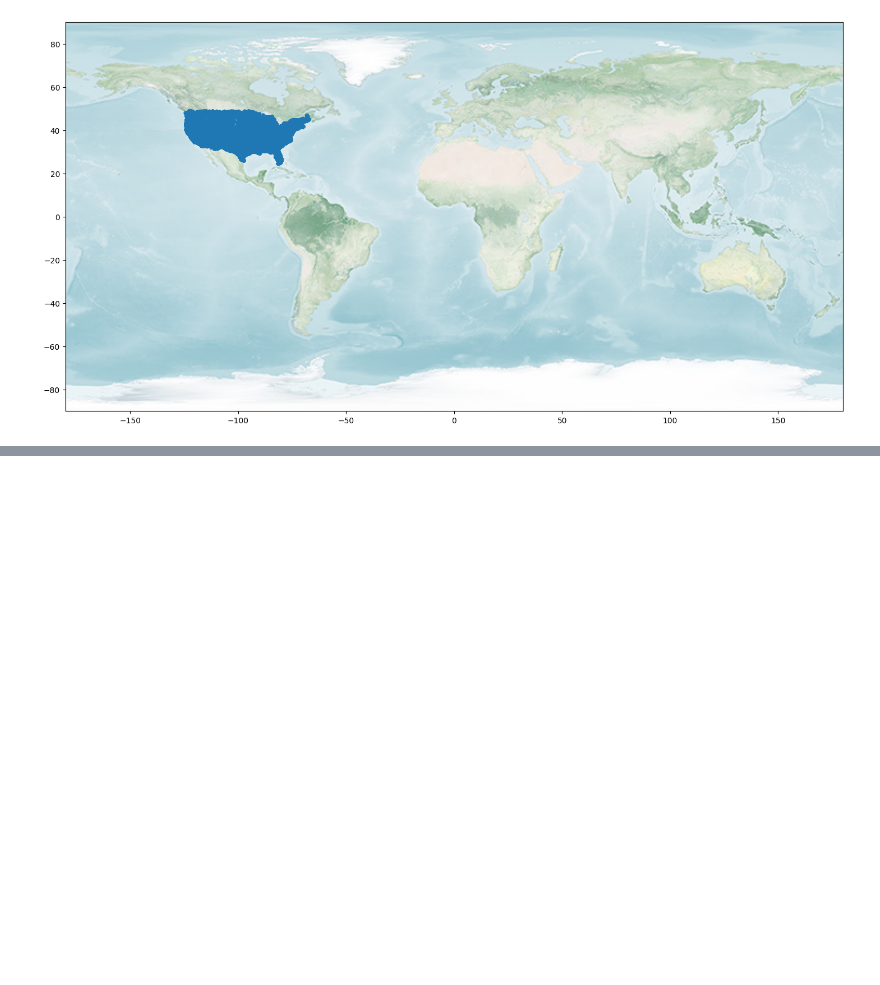
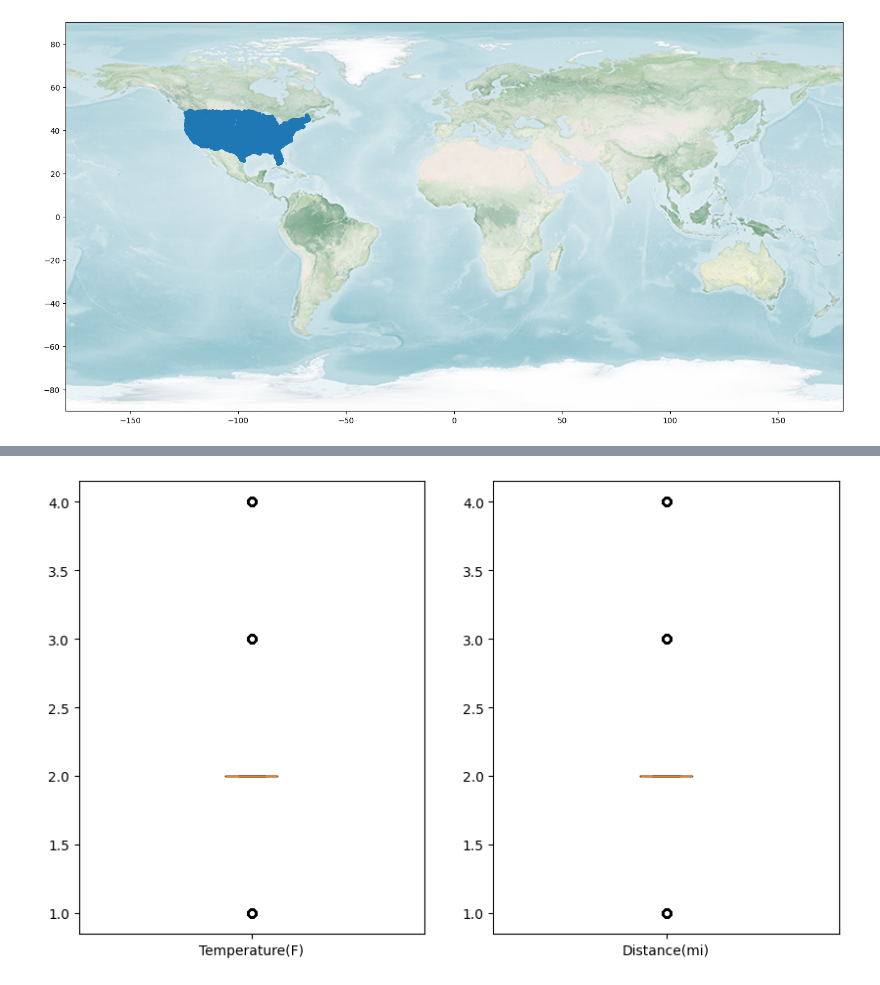
Before and after one commit to 31foan1dpt/DataAnalytics, a Jupyter notebook: Mindestanforderung_2.ipynb, the cells around one changed output, grey strips where cells are left out. Cells and saved outputs as stored; diff of their text form; code cells hidden in the pictures; blank space fills up the shorter version.

```diff
--- a/Mindestanforderung_2.ipynb
+++ b/Mindestanforderung_2.ipynb
@@ -121,0 +134,8 @@ plt.show()
+# %%
+#Boxplot Severity as main factor with temp and humidity --> needs rework
+fig, ax = plt.subplots(ncols=2, figsize=(10,6))
+ax[0].boxplot(accidents['Severity'], labels=['Temperature(F)'])
+ax[1].boxplot(accidents['Severity'], labels=['Distance(mi)'])
+plt.show()
+# %% [output]
+[figure, added]
```
Also changed, not shown: parts of 6 cells of this notebook.
